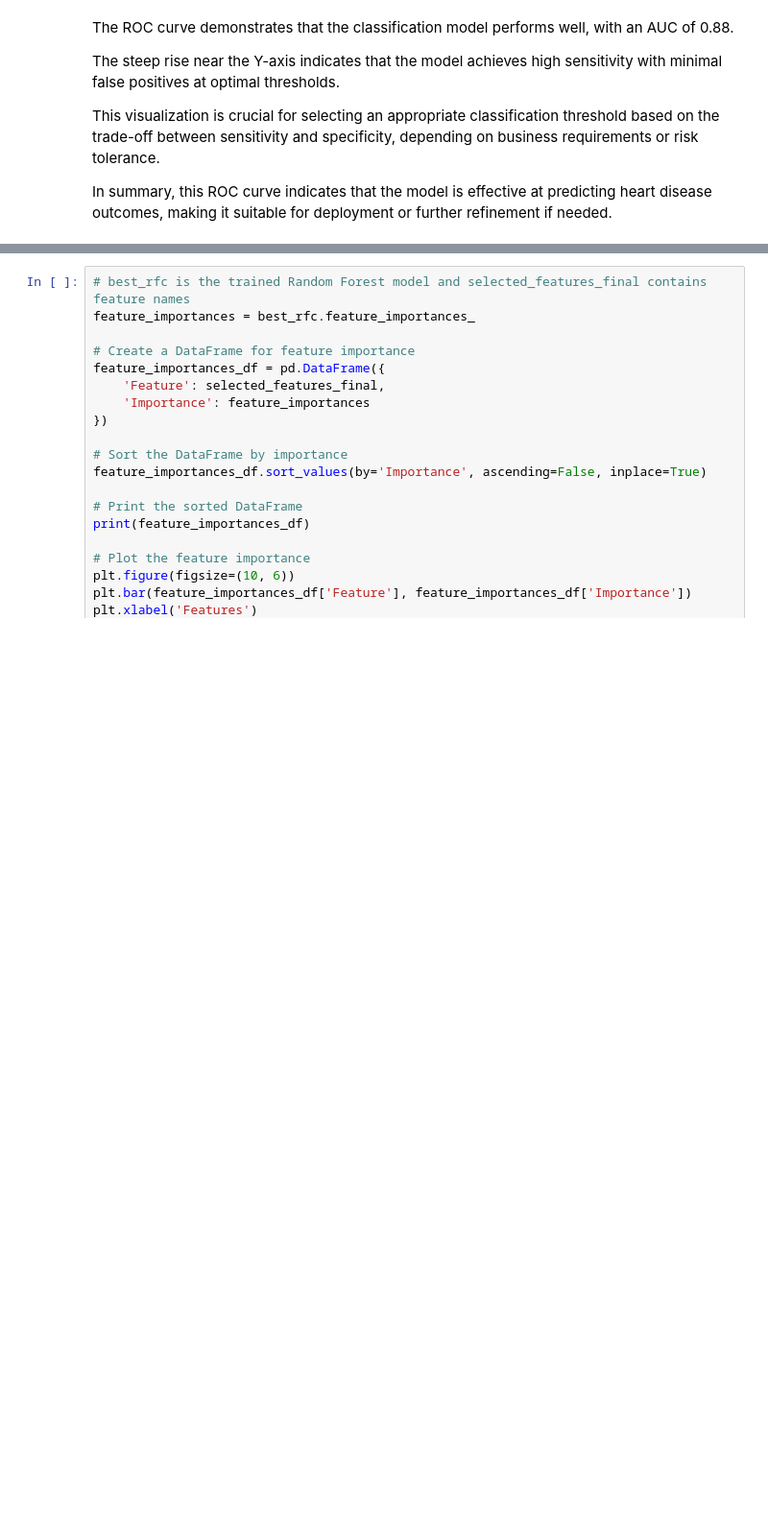
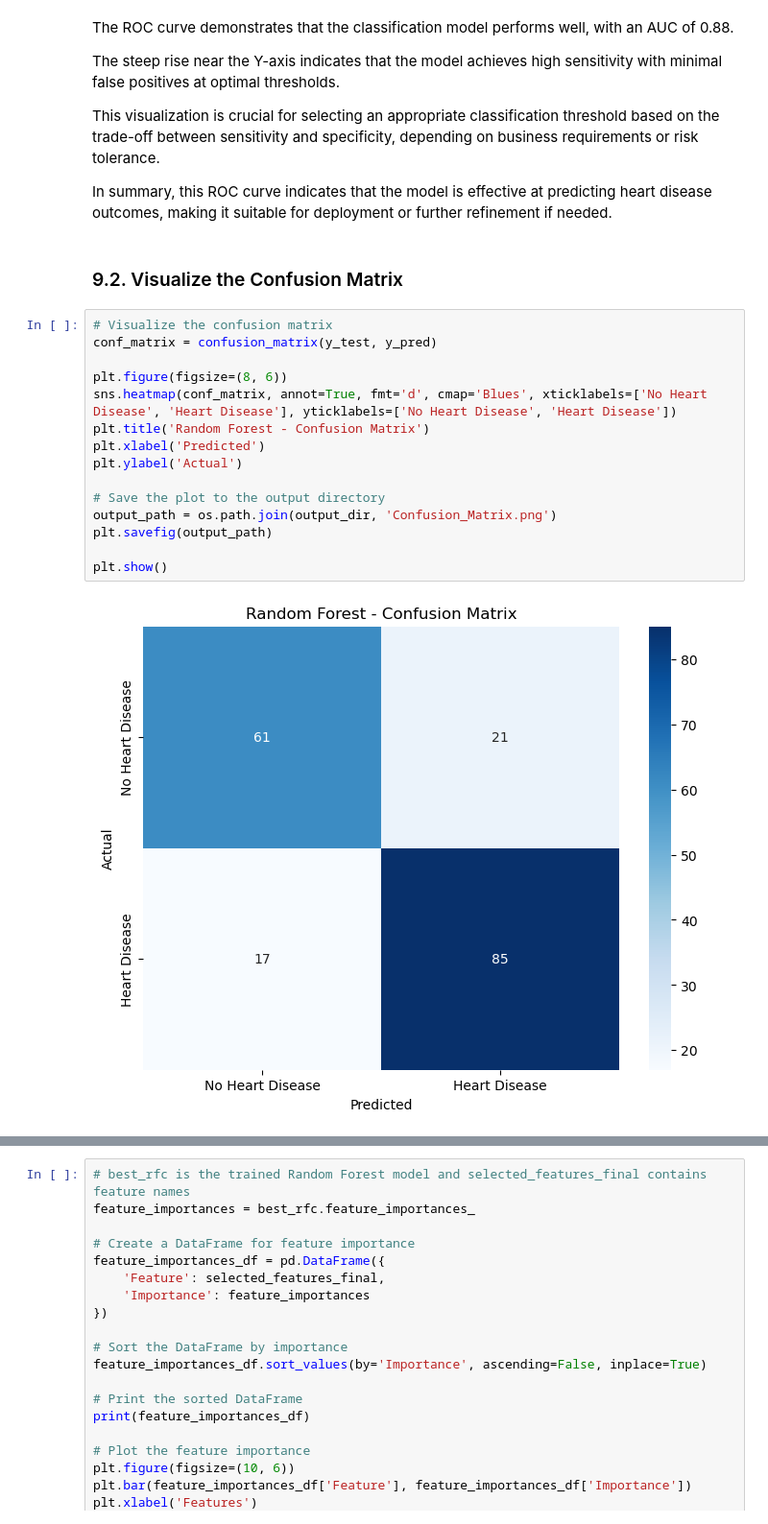
Before and after one commit to shaumia22/Heart-Failure-Prediction, a Jupyter notebook: models/random_forest/Team_Project_Random_Forest-Jason.ipynb, the cells around one changed output, grey strips where cells are left out. Shown: that part at 96% size. Drawn from its saved outputs; the diff is of its cells as text; blank space fills up the shorter version.

```diff
--- a/models/random_forest/Team_Project_Random_Forest-Jason.ipynb
+++ b/models/random_forest/Team_Project_Random_Forest-Jason.ipynb
@@ -398,4 +398,23 @@ The steep rise near the Y-axis indicates that the model achieves high sensitivit
 This visualization is crucial for selecting an appropriate classification threshold based on the trade-off between sensitivity and specificity, depending on business requirements or risk tolerance.
 
 In summary, this ROC curve indicates that the model is effective at predicting heart disease outcomes, making it suitable for deployment or further refinement if needed.
+# %% [markdown]
+### 9.2. Visualize the Confusion Matrix
+# %%
+# Visualize the confusion matrix
+conf_matrix = confusion_matrix(y_test, y_pred)
+
+plt.figure(figsize=(8, 6))
+sns.heatmap(conf_matrix, annot=True, fmt='d', cmap='Blues', xticklabels=['No Heart Disease', 'Heart Disease'], yticklabels=['No Heart Disease', 'Heart Disease'])
+plt.title('Random Forest - Confusion Matrix')
+plt.xlabel('Predicted')
+plt.ylabel('Actual')
+
+# Save the plot to the output directory
+output_path = os.path.join(output_dir, 'Confusion_Matrix.png')
+plt.savefig(output_path)
+
+plt.show()
+# %% [output]
+[figure, added]
 # %% [markdown]
```
Also changed, not shown: parts of 9 cells of this notebook, 9 other files.
